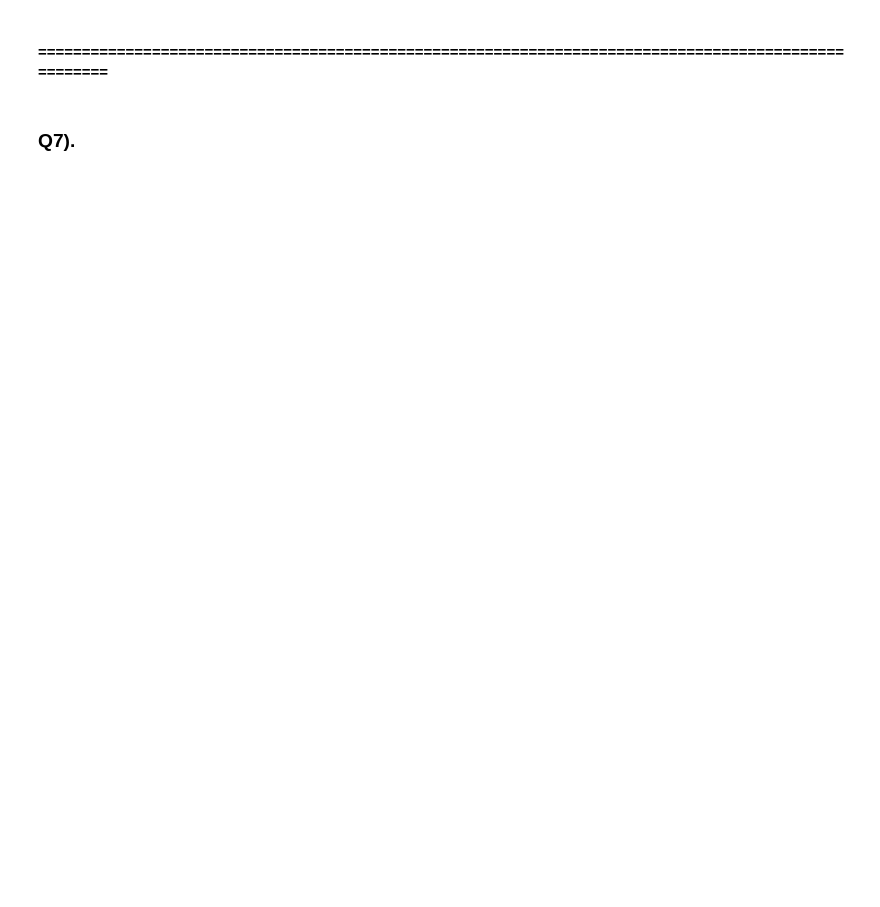
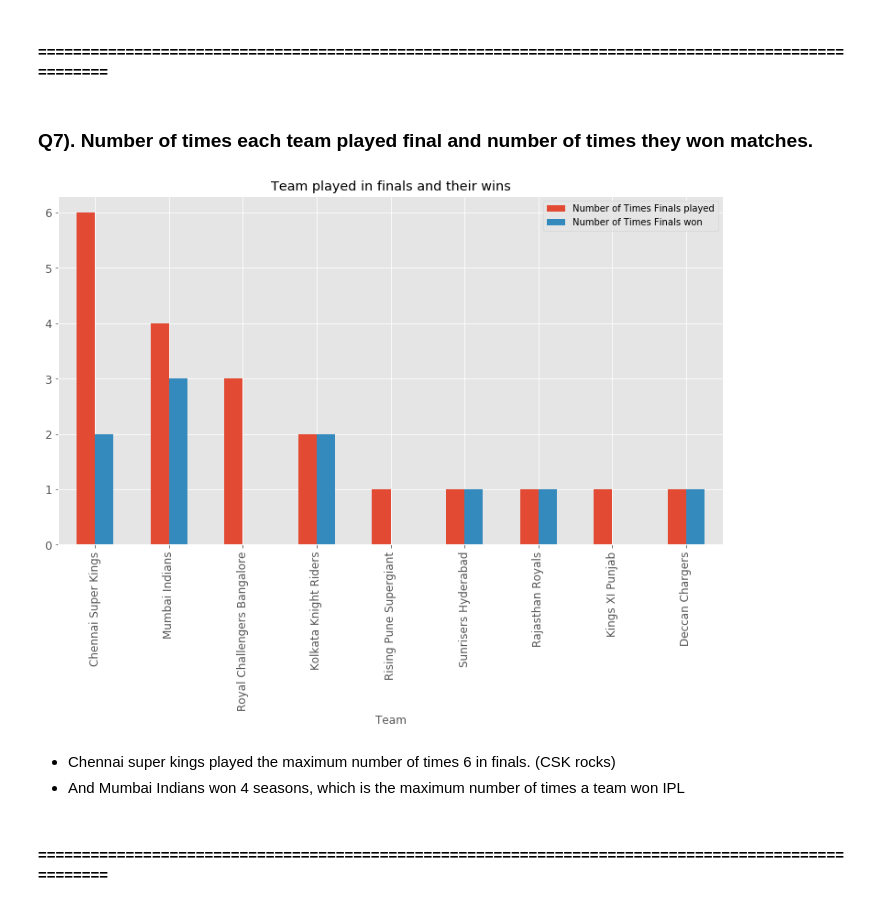
Before and after one commit to rahul-72/IPL_Dataset_Analysis, a Jupyter notebook: ipl.ipynb, the cells around one changed output. Drawn from its saved outputs; the diff is of its cells as text; code cells hidden in the pictures; blank space fills up the shorter version.

```diff
--- a/ipl.ipynb
+++ b/ipl.ipynb
@@ -140,4 +143,31 @@ temp_df
 # %% [markdown]
 #### ====================================================================================================
+# %% [markdown]
+### Q7). Number of times each team played final and number of times they won matches.
+# %%
+finals = df_matches.drop_duplicates('season', keep='last')
+finals = finals[['season', 'team1', 'team2', 'winner', ]]
+
+# Teams who reaches maximum number of finals
+most_finals  =pd.concat([finals['team1'], finals['team2']])
+most_finals = most_finals.value_counts().reset_index()
+most_finals = pd.DataFrame(most_finals)
+most_finals.columns = ['Team', 'final_count']
+
+# Teams who won the final.
+win_finals = finals['winner'].value_counts().reset_index()
+win_finals = pd.DataFrame(win_finals,)
+
+most_finals = most_finals.merge(win_finals, left_on='Team',right_on='index', how='outer')
+most_finals.drop('index', axis=1,inplace=True)
+most_finals.set_index('Team', drop=True, inplace=True)
+most_finals.columns = ['Number of Times Finals played', 'Number of Times Finals won']
+most_finals.plot(kind='bar', figsize=(13,7),fontsize=12, title='Team played in finals and their wins')
+plt.show()
+# %% [output]
+[figure, added]
+# %% [markdown]
+* Chennai super kings played the maximum number of times 6 in finals. (CSK rocks)
+* And Mumbai Indians won 4 seasons, which is the maximum number of times a team won IPL
 # %% [markdown]
-### Q7).
+#### ====================================================================================================
```
Also changed, not shown: parts of 31 cells of this notebook.
